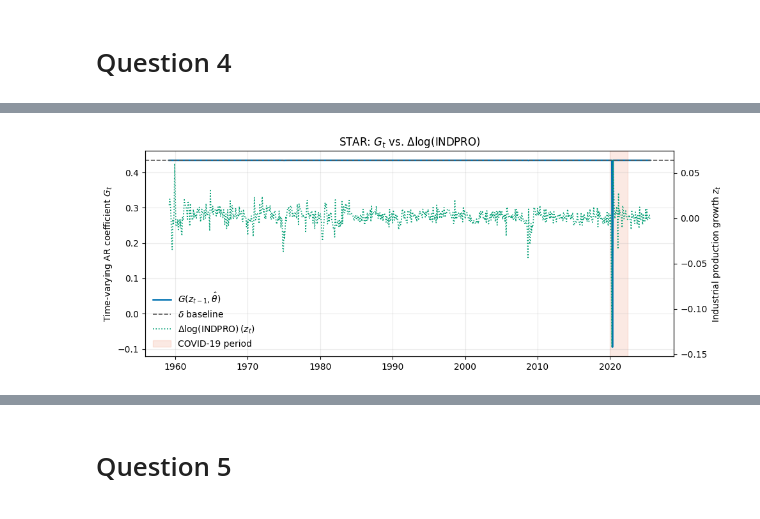
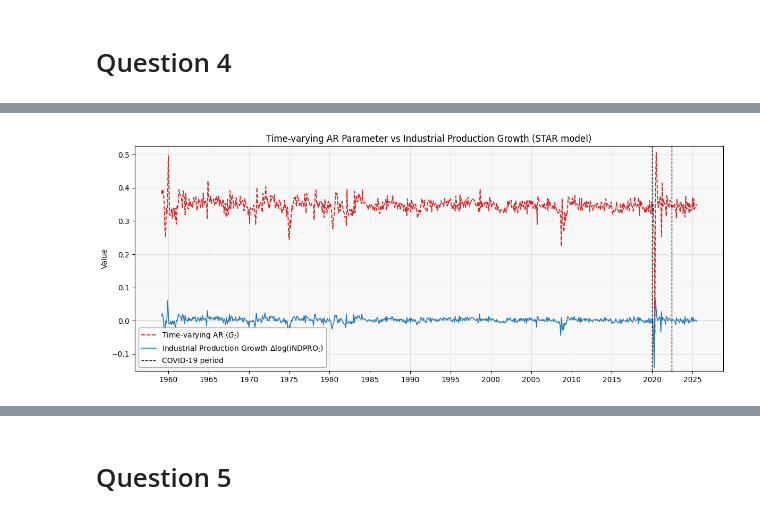
Before and after one commit to avril-rdgz/E_EORM_AECTR_GA2, a Jupyter notebook: Main_notebook_GA2.ipynb, the cells around one changed output, grey strips where cells are left out. Saved outputs shown, nothing was run; the diff lists cells and outputs as text; code cells hidden in the pictures.

```diff
--- a/Main_notebook_GA2.ipynb
+++ b/Main_notebook_GA2.ipynb
@@ -111,20 +120,21 @@ Total Loss for STAR: 5.435420
 # %%
 def estimate_model(theta_init, model_name, x, y=None):
 
-  result = minimize(get_total_loss,
-                    x0=theta_init,
-                    bounds=param_bounds,
+  result = minimize(get_avg_total_loss,
+                    theta_init,
                     args=(model_name, x, y),
-                    method='L-BFGS-B')
+                    method='BFGS',
+                    options={'maxiter': 100,'gtol':1e-8})
+
 
   if model_name not in model_names:
     raise ValueError('Invalid model name specified.')
 
   if not result.success:
-    print(f'\nWarning: Optimization failed for {model_name}.')
-    print(f'Message: {result.message}\n')
+     print(f'\nWarning: Optimization failed for {model_name}.')
+     print(f'Message: {result.message}\n')
   else:
-    print(f'\nOptimization successful for {model_name}. Total Loss: {result.fun:.6f}\n')
+     print(f'\nOptimization successful for {model_name}. Total Loss: {result.fun:.6f}\n')
 
   return result.x, result.fun
 
@@ -233,57 +245,73 @@ date = pd.to_datetime(df_log_diff["DATE"])
 # %%
 # Results for Q4 (plot G_t and z_t with current θ̂_STAR)
 
-# 1) Parameters and series
+# Parameters and data
 mu, delta, gamma, alpha, beta = np.asarray(results_Q3["STAR"]["theta"])
-date = pd.to_datetime(df_log_diff["DATE"])
-z = df_log_diff["INDPRO"].to_numpy()
+date = pd.to_datetime(df_log_diff["DATE"]).to_numpy()
+z    = df_log_diff["INDPRO"].to_numpy()   # Δlog(INDPRO_t)
 
-# 2) Logistic and alignment
+# Logistic function
 def logistic(u):
-    """1/(1+exp(u)) with clipping for numerical stability."""
     u = np.clip(u, -30, 30)
     return 1.0 / (1.0 + np.exp(u))
 
-G          = delta + gamma * logistic(alpha + beta * z[:-1])  # length T-1 uses z_{t-1}
-z_align    = z[1:]                                            # aligned with G_t
+# G_t (time-varying AR coefficient)
+G          = delta + gamma * logistic(alpha + beta * z[:-1])
+z_align    = z[1:]
 date_align = date[1:]
 
-# 3) Colors (colorblind-safe + warmer orange-red for COVID)
-COL_G      = "#0072B2"  # G_t
-COL_DELTA  = "#595959"  # δ baseline
-COL_Z      = "#009E73"  # z_t
-COL_COVID  = "#E64A19"  # COVID period (orange-red)
+# Color palette
+COL_G      = "#d62728"
+COL_Z      = "#1f77b4"
+COL_COVID  = "black"   # E64A19 soft orange
+COL_GRID   = "#a6a6a6"
 
-# 4) Plot
-fig, ax1 = plt.subplots(figsize=(10, 4))
+# Figure
+fig, ax = plt.subplots(figsize=(12, 5))
+ax.set_facecolor("#f8f8f8")
 
-(ln1,) = ax1.plot(date_align, G, color=COL_G, lw=1.8,
-                  label=r"$G(z_{t-1}, \hat{\theta})$")
-ln2 = ax1.axhline(delta, color=COL_DELTA, lw=1.2, ls="--",
-                  label=r"$\delta$ baseline")
-ax1.set_ylabel(r"Time-varying AR coefficient $G_t$")
-ax1.grid(alpha=0.25)
+# Plot the two lines
+ln1, = ax.plot(date_align, G, color=COL_G, lw=1.4, ls="--",
+               label=r"Time-varying AR $(G_t)$")
+ln2, = ax.plot(date_align, z_align, color=COL_Z, lw=1.2, ls="-",
+               label=r"Industrial Production Growth $\Delta\log(\mathrm{INDPRO}_t)$")
 
-ax2 = ax1.twinx()
-(ln3,) = ax2.plot(date_align, z_align, color=COL_Z, lw=1.2, ls=":",
-                  label=r"$\Delta\log(\mathrm{INDPRO})\,(z_t)$")
-ax2.set_ylabel(r"Industrial production growth $z_t$")
+# Axis styling
+ax.set_ylabel("Value")
+ax.axhline(0, lw=0.8, color=COL_GRID, alpha=0.5)
+ax.grid(True, which="major", linestyle="-", linewidth=0.6, color=COL_GRID, alpha=0.35)
 
-# COVID shading + legend handle
-cov_patch = mpatches.Patch(color=COL_COVID, alpha=0.12, label="COVID-19 period")
-ax1.axvspan(pd.Timestamp("2020-01-01"), pd.Timestamp("2022-05-31"),
-            color=COL_COVID, alpha=0.12, zorder=0)
+# Auto-adjust y-limits
+ymin = min(z_align.min(), G.min())
+ymax = max(z_align.max(), G.max())
+pad  = 0.03 * (ymax - ymin if ymax > ymin else 1.0)
+ax.set_ylim(ymin - 0.5*pad, ymax + 1.0*pad)
 
-# Title & legend (bottom-left)
-ax1.set_title(r"STAR: $G_t$ vs. $\Delta\log(\mathrm{INDPRO})$")
-handles = [ln1, ln2, ln3, cov_patch]
-labels  = [h.get_label() for h in handles]
-ax1.legend(handles, labels, loc="lower left", frameon=False)
+ax.xaxis.set_major_locator(mdates.YearLocator(base=5))
+ax.xaxis.set_major_formatter(mdates.DateFormatter("%Y"))
+
+# COVID-19
+covid_start, covid_end = pd.Timestamp("2020-01-01"), pd.Timestamp("2022-05-31")
+ax.axvline(covid_start, color=COL_COVID, ls="--", lw=1)
+ax.axvline(covid_end,   color=COL_COVID, ls="--", lw=1)
+covid_legend = mlines.Line2D([], [], color=COL_COVID, ls="--", lw=1,
+                             label="COVID-19 period")
+
+# Legend and title
+ax.legend(handles=[ln1, ln2, covid_legend],
+          loc="lower left", framealpha=0.9,
+          facecolor="white", edgecolor=COL_GRID)
+ax.set_title("Time-varying AR Parameter vs Industrial Production Growth (STAR model)")
 
 plt.tight_layout()
+plt.savefig("Q4_STAR_G_vs_INDPRO.png",
+            dpi=300,
+            bbox_inches="tight",
+            facecolor="white",
+            pad_inches=0.05)
 plt.show()
 # %% [output]
-[figure, old version]
+[figure, new version]
 # %%
 print("θ̂_STAR =", results_Q3["STAR"]["theta"])
 print("Lengths -> G:", len(G), " z_align:", len(z_align), " date_align:", len(date_align))
```
Also changed, not shown: parts of 12 cells of this notebook, 2 other files.
